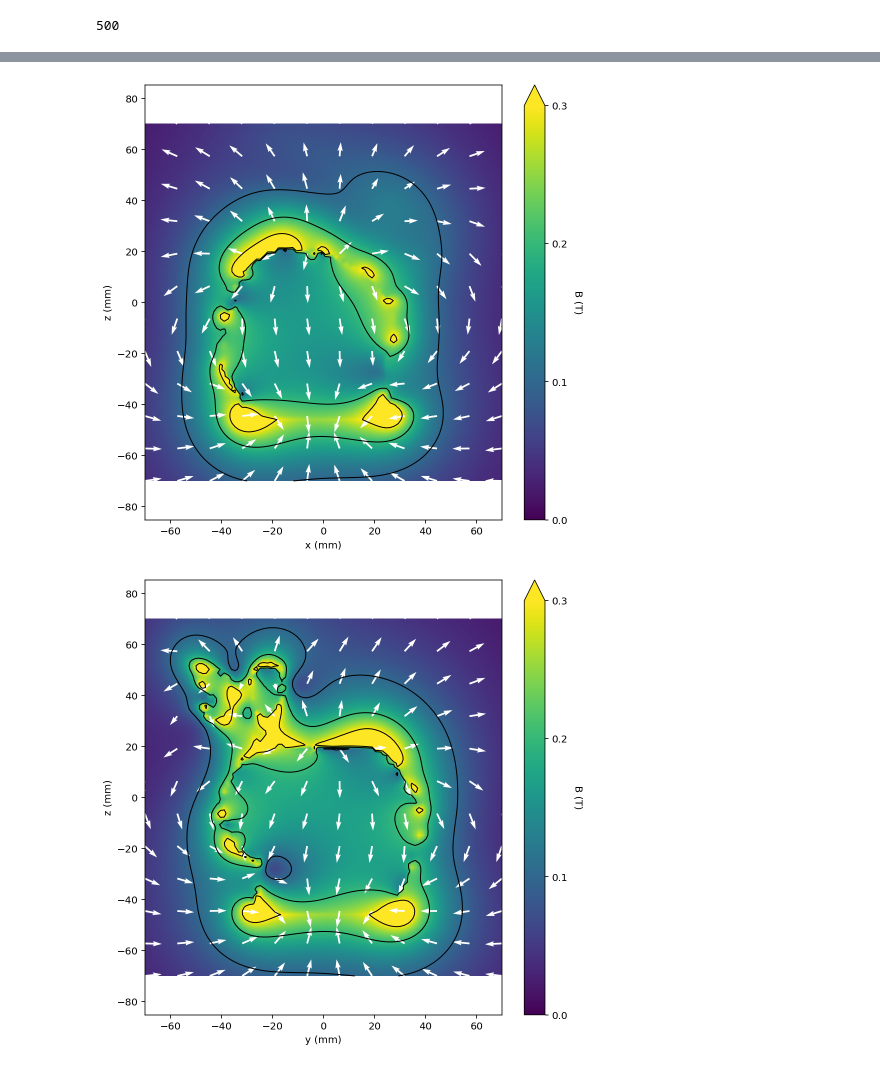
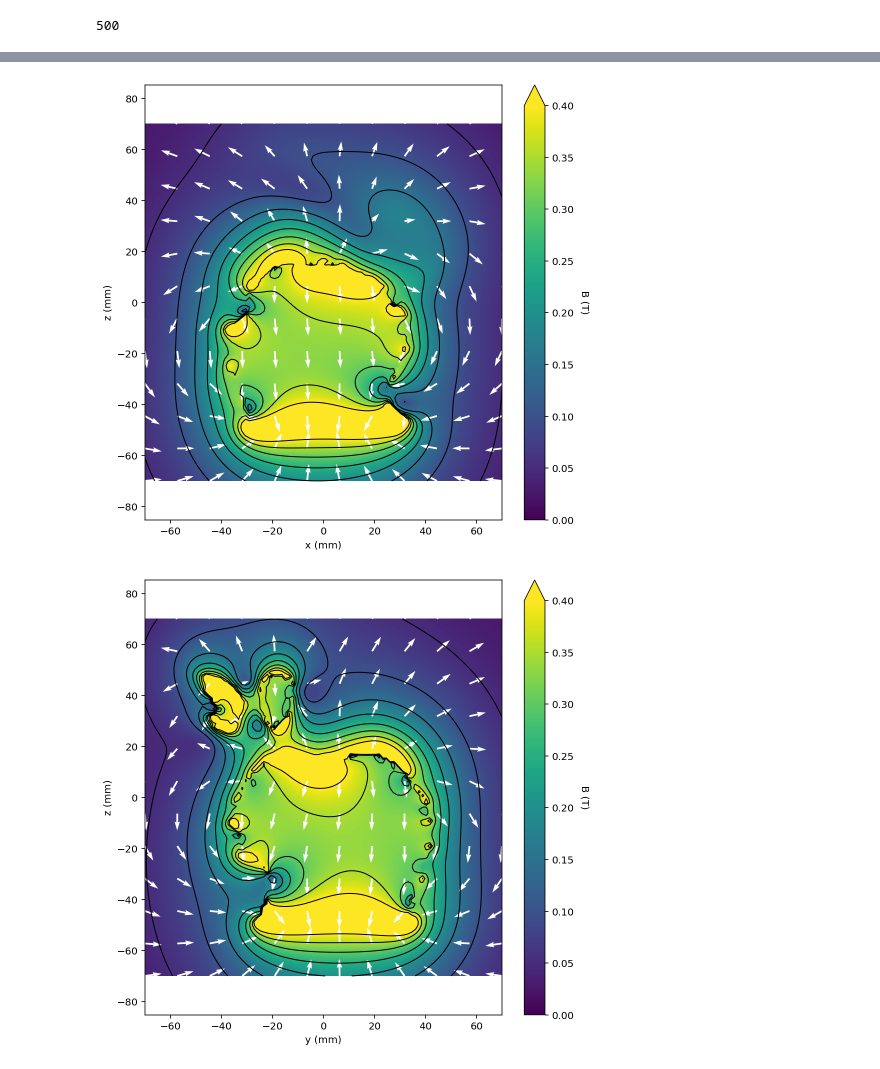
Before and after one commit to pdunne/pymagnet, a Jupyter notebook: examples/STL Magnets/Stanford Bunny.ipynb, the cells around one changed output, grey strips where cells are left out. Drawn from its saved outputs; the diff is of its cells as text; code cells hidden in the pictures.

```diff
--- a/examples/STL Magnets/Stanford Bunny.ipynb
+++ b/examples/STL Magnets/Stanford Bunny.ipynb
@@ -55,7 +57,7 @@ len(m_mesh.mesh_vectors)
 # %%
 fig, slice_cache, data_objects = pm.plots.slice_quickplot(
-    cmax=0.3,
-    num_levels=6,
+    cmax=0.4,
+    num_levels=9,
     num_points=40,
     opacity=0.7,
     num_arrows=10,
@@ -71,8 +73,8 @@ fig, slice_cache, data_objects = pm.plots.slice_quickplot(
 for plane in slice_cache.keys():
     pm.plots.plot_3D_contour(slice_cache[plane]['points'], slice_cache[plane]['field'], plane,
                              cmin = 0,
-                             cmax=0.3,
-                             num_levels=4,
+                             cmax=0.4,
+                             num_levels=9,
                              cmap='viridis',
 
                              vector_plot=True,
@@ -86,2 +88,2 @@ for plane in slice_cache.keys():
-[figure, old version]
+[figure, new version]
-[figure, old version]
+[figure, new version]
```
Also changed, not shown: parts of 4 cells of this notebook, 10 other files.
